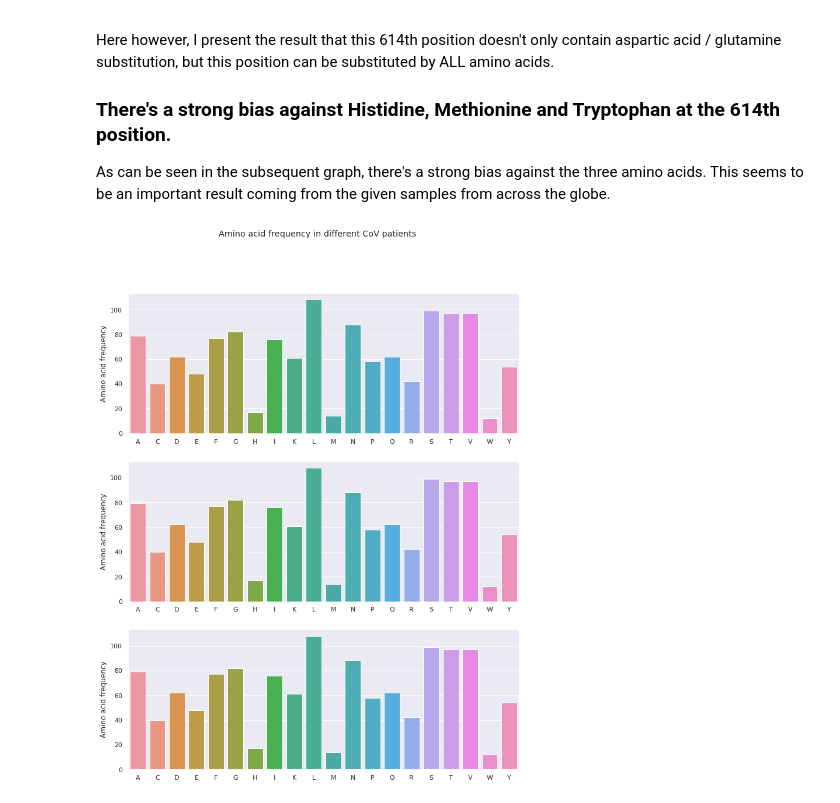
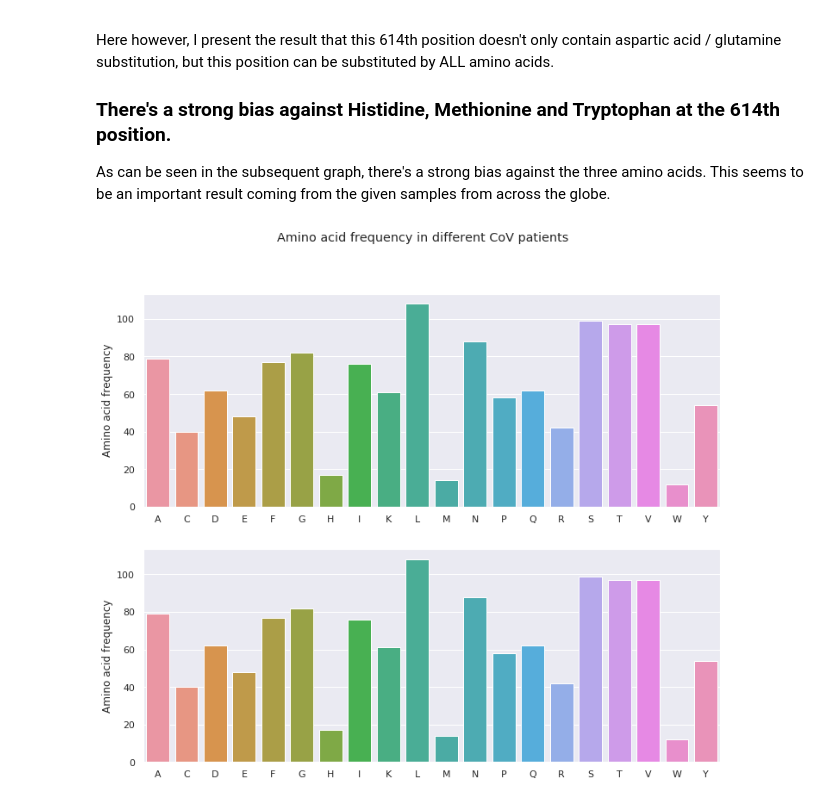
Before and after one commit to nadzhou/CoVPeek, a Jupyter notebook: notebooks/variation_parser.ipynb, the cells around one changed output. Cells and saved outputs as stored; diff of their text form; code cells hidden in the pictures.

Commit message:
corrected the graphs.

```diff
--- a/notebooks/variation_parser.ipynb
+++ b/notebooks/variation_parser.ipynb
@@ -29,8 +29,8 @@ If you're looking for the code, my friend Viktor contributed by pulling the
 code from the scripts folder. The code can be found here:
     https://github.com/nadzhou/CoVPeek/blob/master/scripts/parse_variation.py
 # %%
-# Load the aligned FASTA file
-aligned_path = "gisaid_results/mafft_aligned.fasta"
+#Load the aligned FASTA file
+aligned_path = "/home/nadzhou/SEQs/gisaid_results/meh_aligned.fasta"
 parser1 = DivergenceParser.retrieve_sequence(aligned_path)
 fig1 = parser1.plot_variation()
 fig1.show()
@@ -41,9 +41,9 @@ fig1.show()
 The plot here shows that for this given GISAID dataset (about 16k sequences in total), the divergence at the 613th position shows the highest amount of divergence. In fact, we can see that the position can have all the possible amino acids in that position.
 I've done this for another GISAID sample (a comparatively smaller one) that shows that this position does indeed show maximum divergence.
 # %%
-aligned_path2 = "/home/nadzhou/SEQs/id_MAFFT0.fasta"
+aligned_path2 = "/home/nadzhou/SEQs/gisaid_results/big_aligned.fasta"
 # we use the previous dataset, since GISAID data can not be shared
-parser2 = DivergenceParser.retrieve_sequence(aligned_path)
+parser2 = DivergenceParser.retrieve_sequence(aligned_path2)
 fig2 = parser2.plot_variation()
 fig2.show()
 # %% [output]
@@ -79,9 +71,8 @@ As can be seen in the subsequent graph, there's a strong bias against the three
 # %%
 aa1 = parser1.aminoacids_in_variable_positions()[614]
 aa2 = parser2.aminoacids_in_variable_positions()[614]
-aa3 = parser3.aminoacids_in_variable_positions()[614]
 
-countplots = make_countplots(aa1,aa2, aa3)
+countplots = make_countplots(aa1,aa2)
 countplots.show()
 # %% [output]
-[figure, old version]
+[figure, new version]
```
Also changed, not shown: parts of 3 cells of this notebook, 8 other files.
